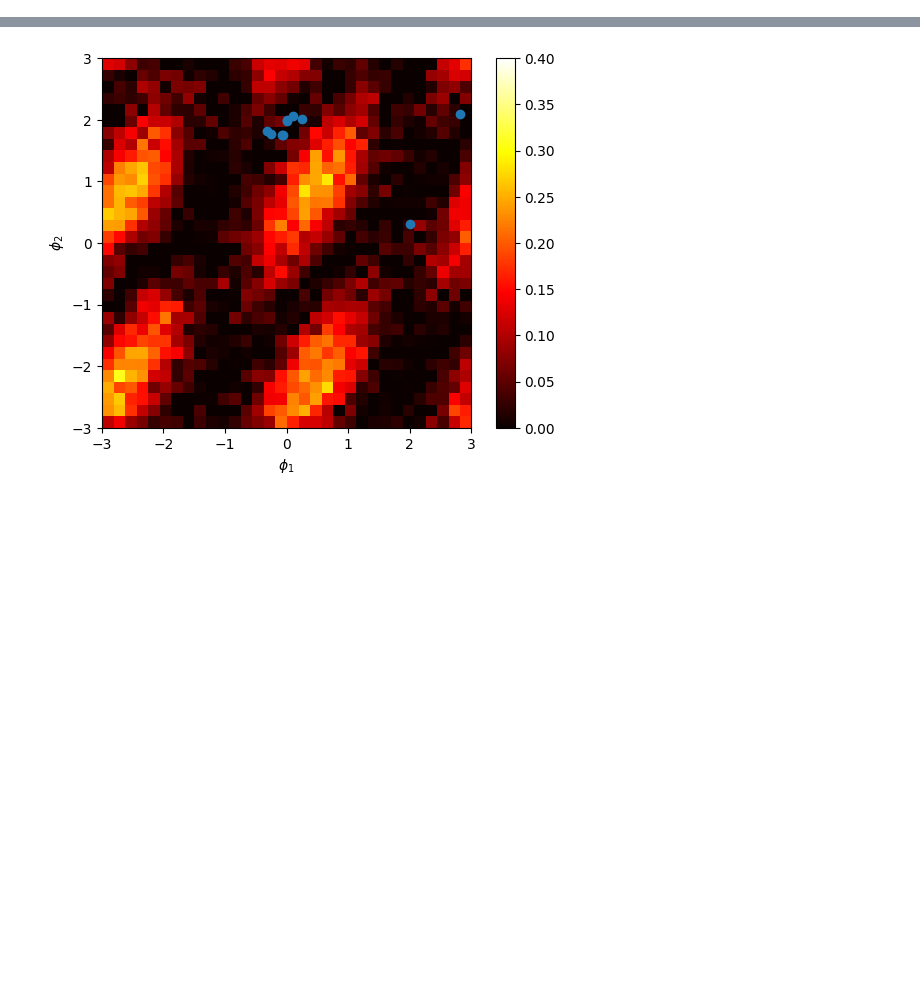
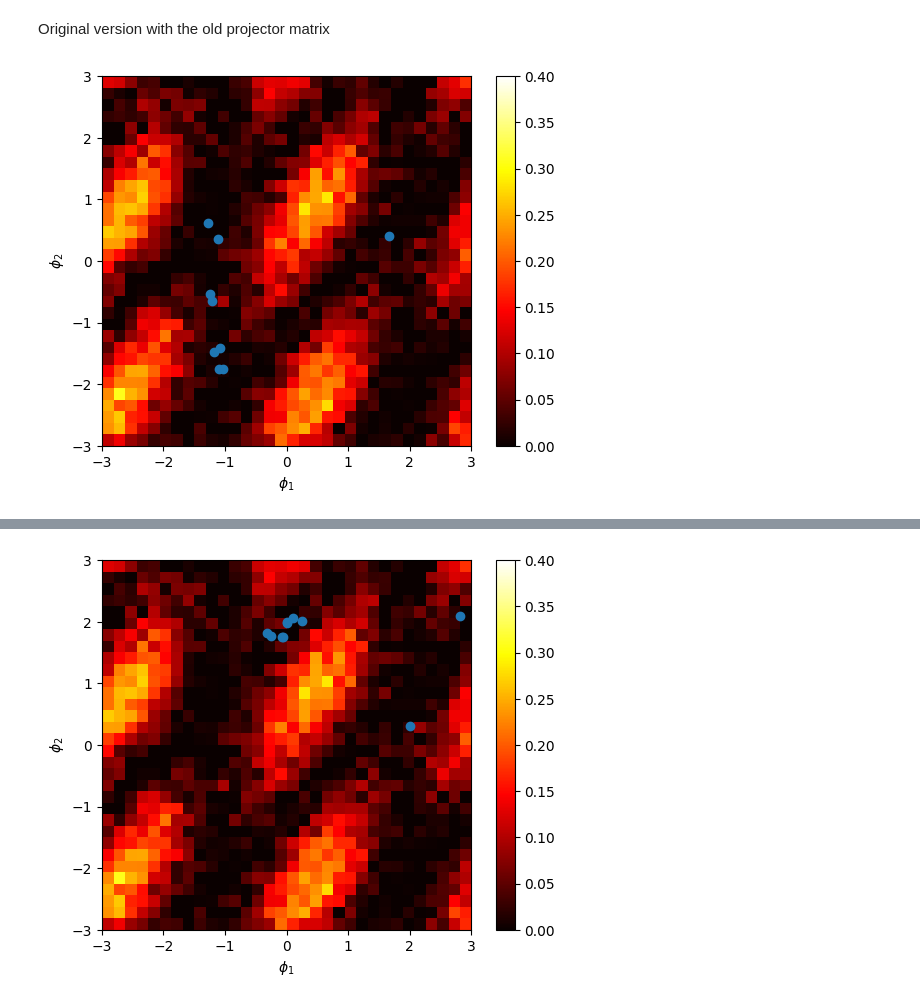
Before and after one commit to macintol/quantum-code, a Jupyter notebook: fullyVariable.ipynb, the cells around one changed output, grey strips where cells are left out. Drawn from its saved outputs; the diff is of its cells as text; code cells hidden in the pictures; blank space fills up the shorter version.

```diff
--- a/fullyVariable.ipynb
+++ b/fullyVariable.ipynb
@@ -168,3 +168,10 @@ def visualize_cost(cost_matrix, varying_params):
     #x,y = list(zip(*points))
     #plt.scatter(x, y)
     plt.show()
+# %% [markdown]
+Original version with the old projector matrix
+# %%
+cost_mat, params = run_simulation("var", "var", 0.5*np.pi, 0.5*np.pi, 2)
+visualize_cost(cost_mat, params)
+# %% [output]
+[figure, added]
```
Also changed, not shown: parts of 9 cells of this notebook, 2 other files.
